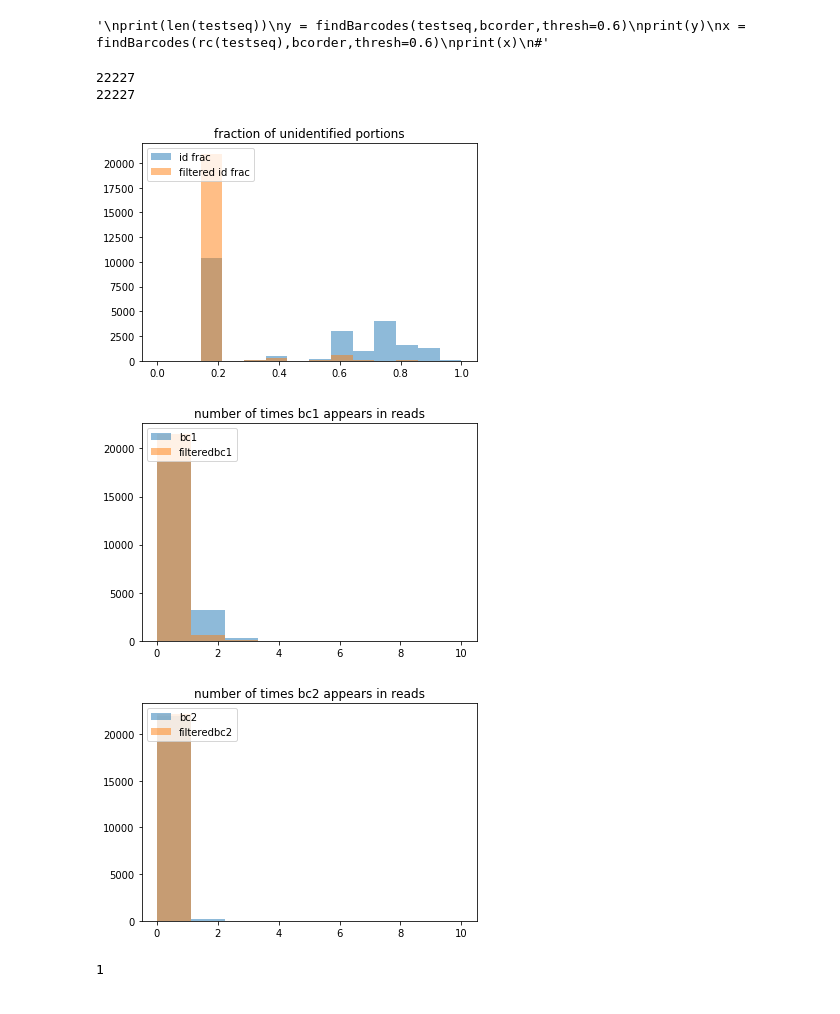
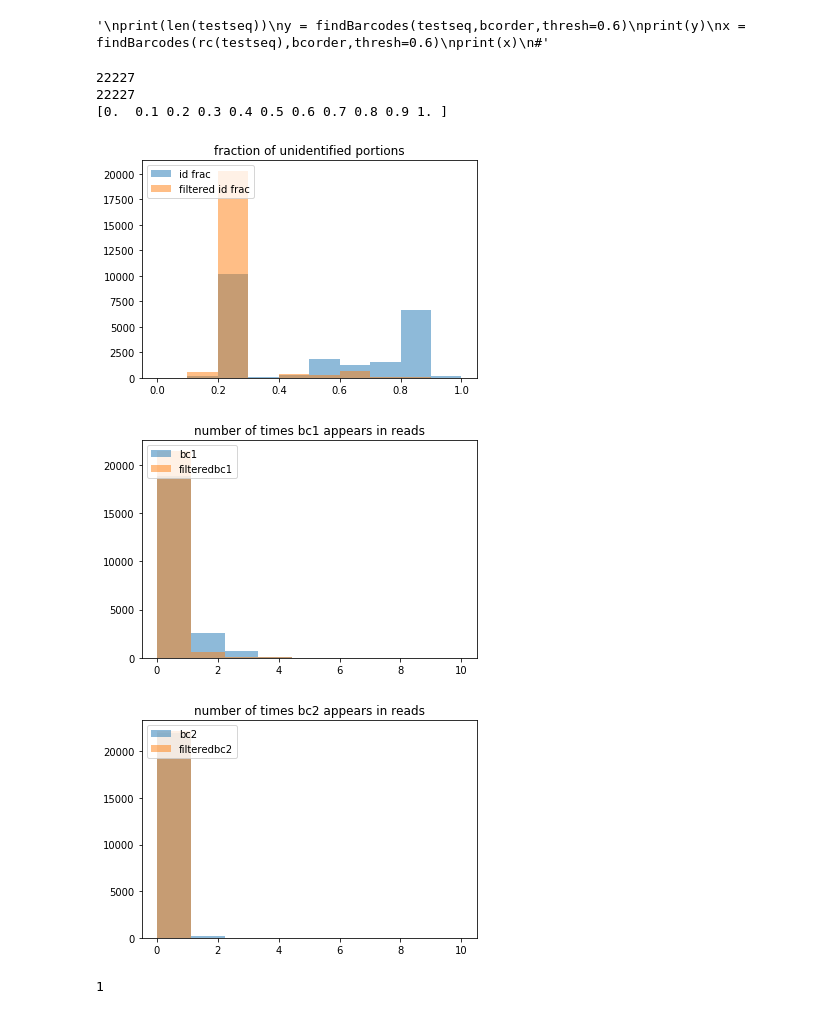
Before and after one commit to dr3y/andreys_np_tools, a Jupyter notebook: edlib_findbcodes.ipynb, the cells around one changed output. Saved outputs shown, nothing was run; the diff lists cells and outputs as text; code cells hidden in the pictures.

Commit message:
read sim and plots

```diff
--- a/edlib_findbcodes.ipynb
+++ b/edlib_findbcodes.ipynb
@@ -75,14 +75,16 @@ done
 # %%
 infile = open(os.path.join(".","data","200131_rec","BC03_output.fastq"),"r")
 
-def countCorrect(seq1,seq2):
-    """counts the number of elements that are NOT                    "unidentified"""
-    count1 = -seq1.count("unidentified")+len(seq1)
-    count2 = -seq2.count("unidentified")+len(seq2)
-    if(count1>count2):
-        return seq1
-    else:
-        return seq2
+def countCorrect(seqlist):
+    """counts the number of elements that are NOT                    "unidentified",and returns whoever has the most"""
+    curbest = 0
+    curret = []
+    for seq in seqlist:
+        count = -seq1.count("unidentified")+len(seq1)
+        if(count > curbest):
+            curbest = count
+            curret = seq
+    return seq
 
 
 sequences = FastqGeneralIterator(infile)
@@ -92,7 +94,7 @@ for read in sequences:
     rseq = read[1]
     result = findBarcodes(rseq,bcorder,thresh=0.6)
     resultrev = findBarcodes(rc(rseq),bcorder,thresh=0.6)
-    bestresult = countCorrect(result,resultrev)
+    bestresult = countCorrect([result,resultrev])
 
     slist+= [result]
     rslist += [bestresult]
@@ -133,37 +135,39 @@ for unit in rslist:
     bc2ct2 +=[unit.count("bc2")]
 plt.figure()
 
-bins = np.linspace(0, 1, 15)
+bins = np.linspace(0, 1.0, 11)
+print(bins)
 plt.title("fraction of unidentified portions")
 plt.hist(scount, bins, alpha=0.5, label='id frac')
 plt.hist(rscount, bins, alpha=0.5, label='filtered id frac')
 plt.legend(loc='upper left')
 
 plt.figure()
-bins = np.linspace(0, 10,10)
+bins = np.linspace(0, 10.0,10)
 plt.title("number of times bc1 appears in reads")
 plt.hist(bc1ct1, bins, alpha=0.5, label='bc1')
 plt.hist(bc1ct2, bins, alpha=0.5, label='filteredbc1')
 plt.legend(loc='upper left')
 
 plt.figure()
 plt.title("number of times bc2 appears in reads")
 plt.hist(bc2ct1, bins, alpha=0.5, label='bc2')
 plt.hist(bc2ct2, bins, alpha=0.5, label='filteredbc2')
 plt.legend(loc='upper left')
 
 
 
 plt.show()
 
 
 #plt.hist(scount)
 #plt.hist(rscount)
 # %% [output]
 22227
 22227
+[0.  0.1 0.2 0.3 0.4 0.5 0.6 0.7 0.8 0.9 1. ]
-[figure, old version]
+[figure, new version]
-[figure, old version]
+[figure, new version]
 [figure]
 # %%
 [1,2,3,4].count(4)
```
Also changed, not shown: 1 other file.
